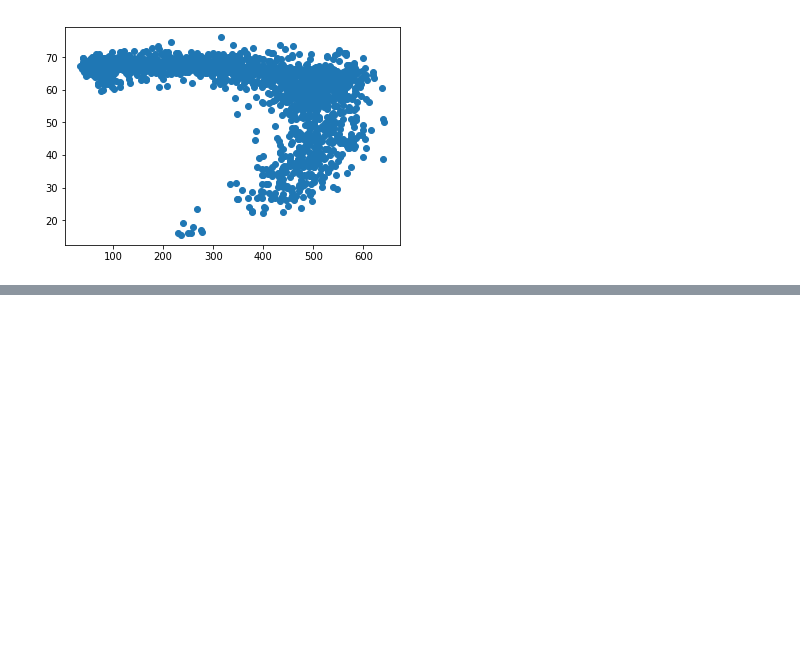
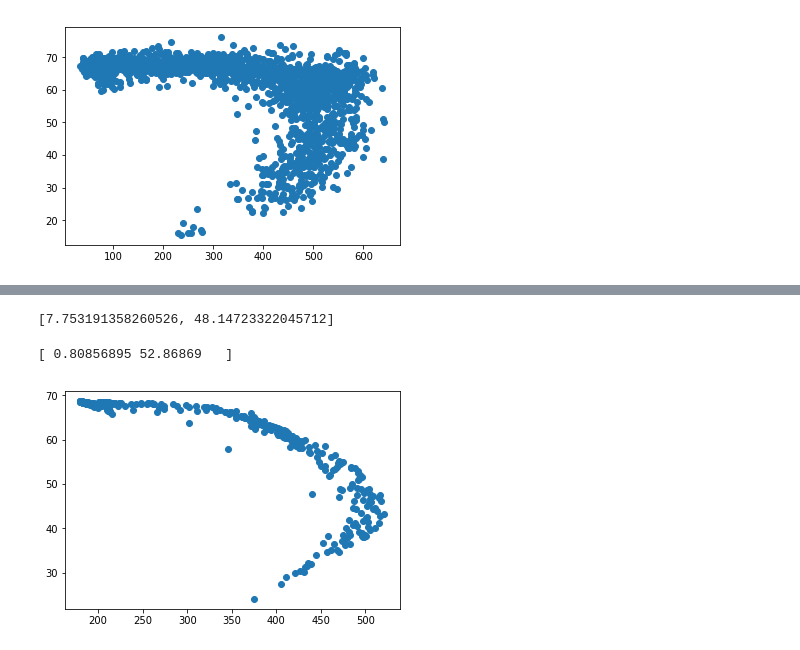
Before and after one commit to BenjaminBush/research, a Jupyter notebook: TrafficLSTM/data_exploration.ipynb, the cells around one changed output, grey strips where cells are left out. Saved outputs shown, nothing was run; the diff lists cells and outputs as text; code cells hidden in the pictures; blank space fills up the shorter version.

Commit message:
reverting back to just flow feature, commiting notebook

```diff
--- a/TrafficLSTM/data_exploration.ipynb
+++ b/TrafficLSTM/data_exploration.ipynb
@@ -99,0 +98,15 @@ print(X_train[15])
+# %%
+X_train = np.reshape(X_train, (X_train.shape[0], X_train.shape[1]*X_train.shape[2], 1))
+X_test = np.reshape(X_test, (X_test.shape[0], X_test.shape[1]*X_test.shape[2], 1))
+# %%
+import keras
+from keras.models import Sequential
+from keras.layers import Dense, Dropout, LSTM, Flatten
+
+model = Sequential()
+model.add(LSTM(256, input_shape=(24, 1), return_sequences=True, recurrent_initializer='glorot_uniform', kernel_initializer='glorot_uniform'))
+model.add(LSTM(256, recurrent_initializer='glorot_uniform', kernel_initializer='glorot_uniform'))
+model.add(Dropout(0.4))
+model.add(Dense(2, activation='relu', kernel_initializer='glorot_uniform'))
+model.compile(loss='mse', optimizer='rmsprop', metrics=['mape'])
+model.summary()
@@ -99,0 +130,2 @@ print(X_train[15])
+# %%
+model.fit(X_train, y_train, batch_size=32, epochs=100)
@@ -99,0 +155,18 @@ print(X_train[15])
+# %%
+print(score)
+# %% [output]
+[7.753191358260526, 48.14723322045712]
+# %%
+x_hat = X_test
+preds = model.predict(x_hat)
+# %%
+print(preds[0])
+# %% [output]
+[ 0.80856895 52.86869   ]
+# %%
+flows = [(x[0]/scale_ + min_) for x in preds]
+speeds = [x[1] for x in preds]
+plt.scatter(flows, speeds)
+plt.show()
+# %% [output]
+[figure, added]
```
Also changed, not shown: parts of 7 cells of this notebook, 1 other file.
